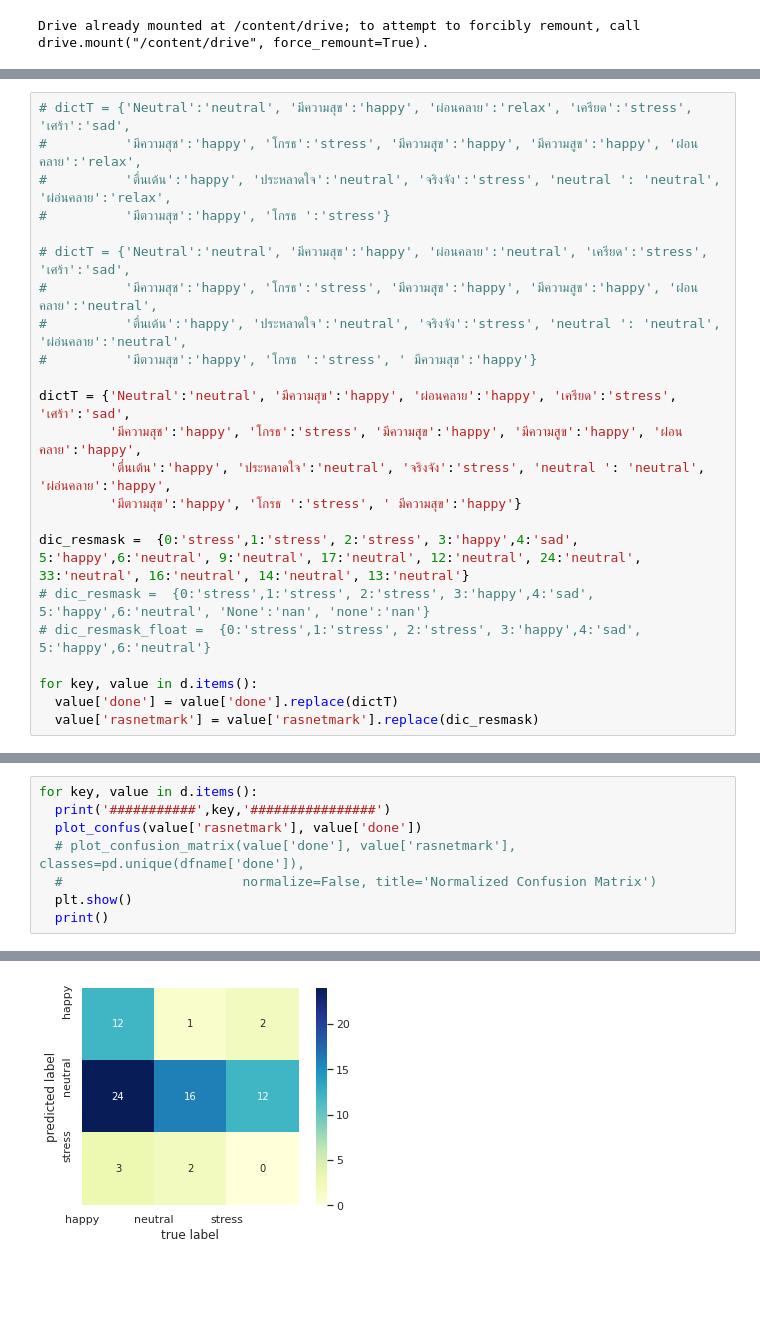
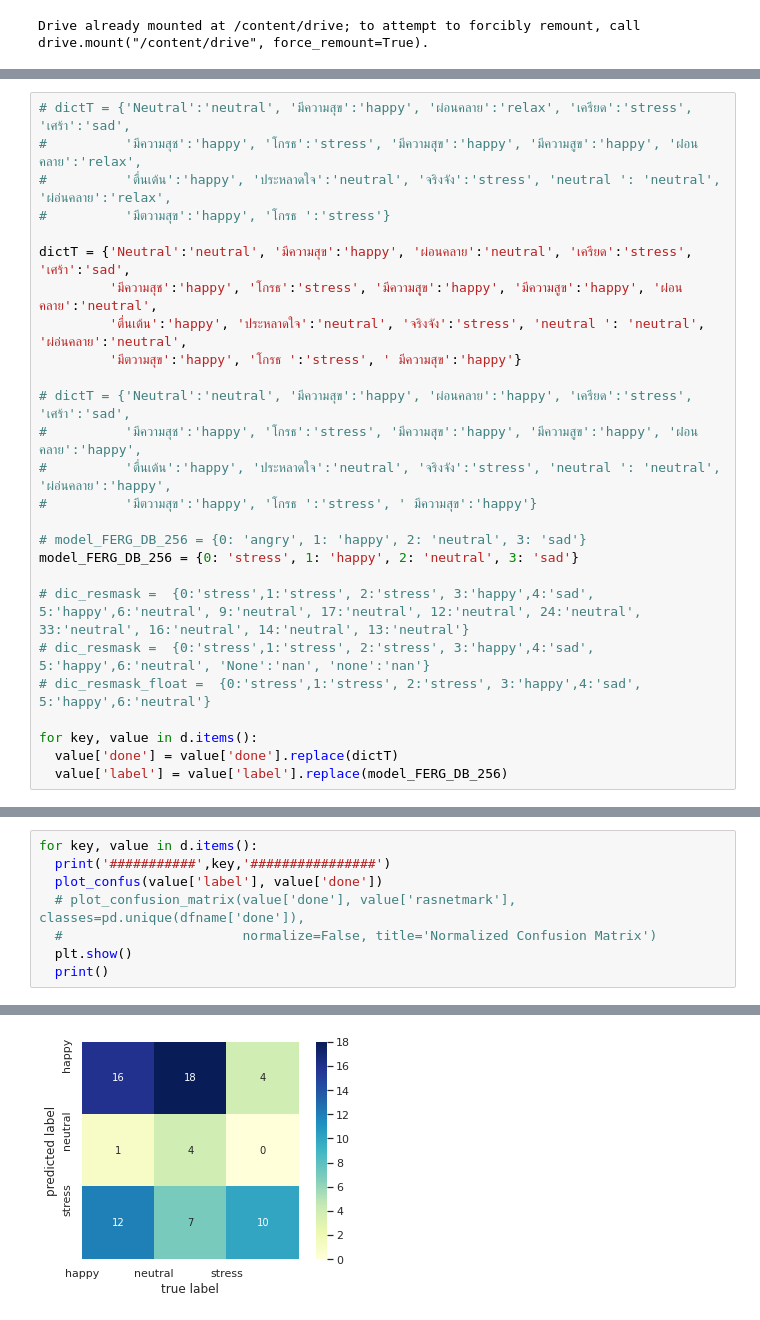
Before and after one commit to SukritJaAIproject/AICARE, a Jupyter notebook: test_youtube/plotconfus_v1.ipynb, the cells around one changed output, grey strips where cells are left out. Drawn from its saved outputs; the diff is of its cells as text; blank space fills up the shorter version.

```diff
--- a/test_youtube/plotconfus_v1.ipynb
+++ b/test_youtube/plotconfus_v1.ipynb
@@ -91,21 +116,24 @@ face7_2_01  =  ['done' 'rasnetmark']
 #          'ตื่นเต้น':'happy', 'ประหลาดใจ':'neutral', 'จริงจัง':'stress', 'neutral ': 'neutral', 'ผ่อ่นคลาย':'relax',
 #          'มีตวามสุข':'happy', 'โกรธ ':'stress'}
 
-# dictT = {'Neutral':'neutral', 'มีความสุข':'happy', 'ผ่อนคลาย':'neutral', 'เครียด':'stress', 'เศร้า':'sad',
-#          'มีความสุช':'happy', 'โกรธ':'stress', 'มีความสุุข':'happy', 'มีความสูข':'happy', 'ผ่่อนคลาย':'neutral',
-#          'ตื่นเต้น':'happy', 'ประหลาดใจ':'neutral', 'จริงจัง':'stress', 'neutral ': 'neutral', 'ผ่อ่นคลาย':'neutral',
+dictT = {'Neutral':'neutral', 'มีความสุข':'happy', 'ผ่อนคลาย':'neutral', 'เครียด':'stress', 'เศร้า':'sad',
+         'มีความสุช':'happy', 'โกรธ':'stress', 'มีความสุุข':'happy', 'มีความสูข':'happy', 'ผ่่อนคลาย':'neutral',
+         'ตื่นเต้น':'happy', 'ประหลาดใจ':'neutral', 'จริงจัง':'stress', 'neutral ': 'neutral', 'ผ่อ่นคลาย':'neutral',
+         'มีตวามสุข':'happy', 'โกรธ ':'stress', ' มีความสุข':'happy'}
+
+# dictT = {'Neutral':'neutral', 'มีความสุข':'happy', 'ผ่อนคลาย':'happy', 'เครียด':'stress', 'เศร้า':'sad',
+#          'มีความสุช':'happy', 'โกรธ':'stress', 'มีความสุุข':'happy', 'มีความสูข':'happy', 'ผ่่อนคลาย':'happy',
+#          'ตื่นเต้น':'happy', 'ประหลาดใจ':'neutral', 'จริงจัง':'stress', 'neutral ': 'neutral', 'ผ่อ่นคลาย':'happy',
 #          'มีตวามสุข':'happy', 'โกรธ ':'stress', ' มีความสุข':'happy'}
 
-dictT = {'Neutral':'neutral', 'มีความสุข':'happy', 'ผ่อนคลาย':'happy', 'เครียด':'stress', 'เศร้า':'sad',
-         'มีความสุช':'happy', 'โกรธ':'stress', 'มีความสุุข':'happy', 'มีความสูข':'happy', 'ผ่่อนคลาย':'happy',
-         'ตื่นเต้น':'happy', 'ประหลาดใจ':'neutral', 'จริงจัง':'stress', 'neutral ': 'neutral', 'ผ่อ่นคลาย':'happy',
-         'มีตวามสุข':'happy', 'โกรธ ':'stress', ' มีความสุข':'happy'}
+# model_FERG_DB_256 = {0: 'angry', 1: 'happy', 2: 'neutral', 3: 'sad'}
+model_FERG_DB_256 = {0: 'stress', 1: 'happy', 2: 'neutral', 3: 'sad'}
 
-dic_resmask =  {0:'stress',1:'stress', 2:'stress', 3:'happy',4:'sad',	5:'happy',6:'neutral', 9:'neutral', 17:'neutral', 12:'neutral', 24:'neutral', 33:'neutral', 16:'neutral', 14:'neutral', 13:'neutral'}
+# dic_resmask =  {0:'stress',1:'stress', 2:'stress', 3:'happy',4:'sad',	5:'happy',6:'neutral', 9:'neutral', 17:'neutral', 12:'neutral', 24:'neutral', 33:'neutral', 16:'neutral', 14:'neutral', 13:'neutral'}
 # dic_resmask =  {0:'stress',1:'stress', 2:'stress', 3:'happy',4:'sad',	5:'happy',6:'neutral', 'None':'nan', 'none':'nan'}
 # dic_resmask_float =  {0:'stress',1:'stress', 2:'stress', 3:'happy',4:'sad',	5:'happy',6:'neutral'}
 
 for key, value in d.items():
   value['done'] = value['done'].replace(dictT)
-  value['rasnetmark'] = value['rasnetmark'].replace(dic_resmask)
+  value['label'] = value['label'].replace(model_FERG_DB_256)
 # %%
@@ -115,7 +143,7 @@ array(['happy', 'stress', 'neutral'], dtype=object)
 # %%
 for key, value in d.items():
   print('###########',key,'################')
-  plot_confus(value['rasnetmark'], value['done'])
+  plot_confus(value['label'], value['done'])
   # plot_confusion_matrix(value['done'], value['rasnetmark'], classes=pd.unique(dfname['done']),
   #                       normalize=False, title='Normalized Confusion Matrix')
   plt.show()
@@ -177,4 +205,4 @@ Accuracy:  0.3888888888888889
-[figure, old version]
+[figure, new version]
 ########### face5_03 ################
               precision    recall  f1-score   support
 
```
Also changed, not shown: parts of 4 cells of this notebook, 1 other file.
